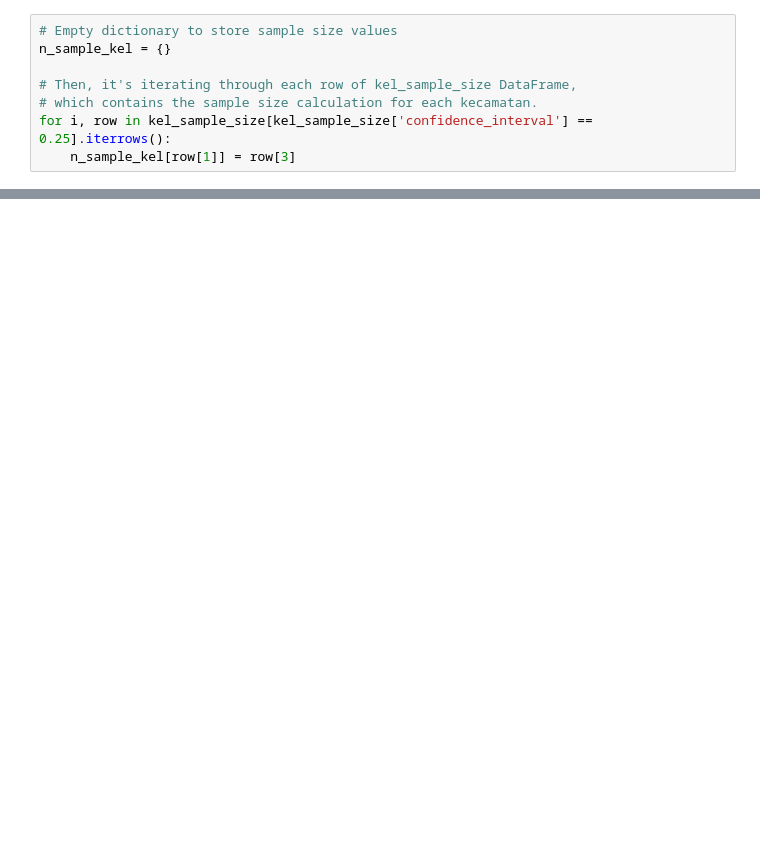
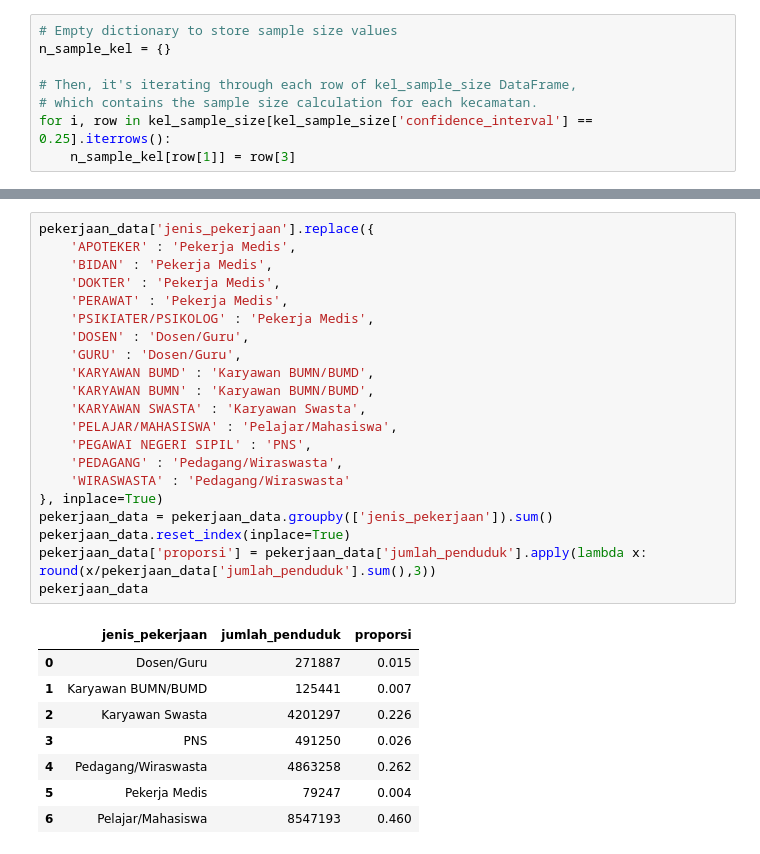
Before and after one commit to akhmadtaufik/project-sampling, a Jupyter notebook: project-sampling.ipynb, the cells around one changed output, grey strips where cells are left out. Saved outputs shown, nothing was run; the diff lists cells and outputs as text; blank space fills up the shorter version.

```diff
--- a/project-sampling.ipynb
+++ b/project-sampling.ipynb
@@ -1416,0 +1473,30 @@ tahap_2_sample
+# %%
+pekerjaan_data['jenis_pekerjaan'].replace({
+    'APOTEKER' : 'Pekerja Medis',
+    'BIDAN' : 'Pekerja Medis',
+    'DOKTER' : 'Pekerja Medis',
+    'PERAWAT' : 'Pekerja Medis',
+    'PSIKIATER/PSIKOLOG' : 'Pekerja Medis',
+    'DOSEN' : 'Dosen/Guru',
+    'GURU' : 'Dosen/Guru',
+    'KARYAWAN BUMD' : 'Karyawan BUMN/BUMD',
+    'KARYAWAN BUMN' : 'Karyawan BUMN/BUMD',
+    'KARYAWAN SWASTA' : 'Karyawan Swasta',
+    'PELAJAR/MAHASISWA' : 'Pelajar/Mahasiswa',
+    'PEGAWAI NEGERI SIPIL' : 'PNS',
+    'PEDAGANG' : 'Pedagang/Wiraswasta',
+    'WIRASWASTA' : 'Pedagang/Wiraswasta'
+}, inplace=True)
+pekerjaan_data = pekerjaan_data.groupby(['jenis_pekerjaan']).sum()
+pekerjaan_data.reset_index(inplace=True)
+pekerjaan_data['proporsi'] = pekerjaan_data['jumlah_penduduk'].apply(lambda x: round(x/pekerjaan_data['jumlah_penduduk'].sum(),3))
+pekerjaan_data
+# %% [output]
+|  | jenis_pekerjaan | jumlah_penduduk | proporsi |
+| 0 | Dosen/Guru | 271887 | 0.015 |
+| 1 | Karyawan BUMN/BUMD | 125441 | 0.007 |
+| 2 | Karyawan Swasta | 4201297 | 0.226 |
+| 3 | PNS | 491250 | 0.026 |
+| 4 | Pedagang/Wiraswasta | 4863258 | 0.262 |
+| 5 | Pekerja Medis | 79247 | 0.004 |
+| 6 | Pelajar/Mahasiswa | 8547193 | 0.460 |
```
Also changed, not shown: parts of 18 cells of this notebook.
